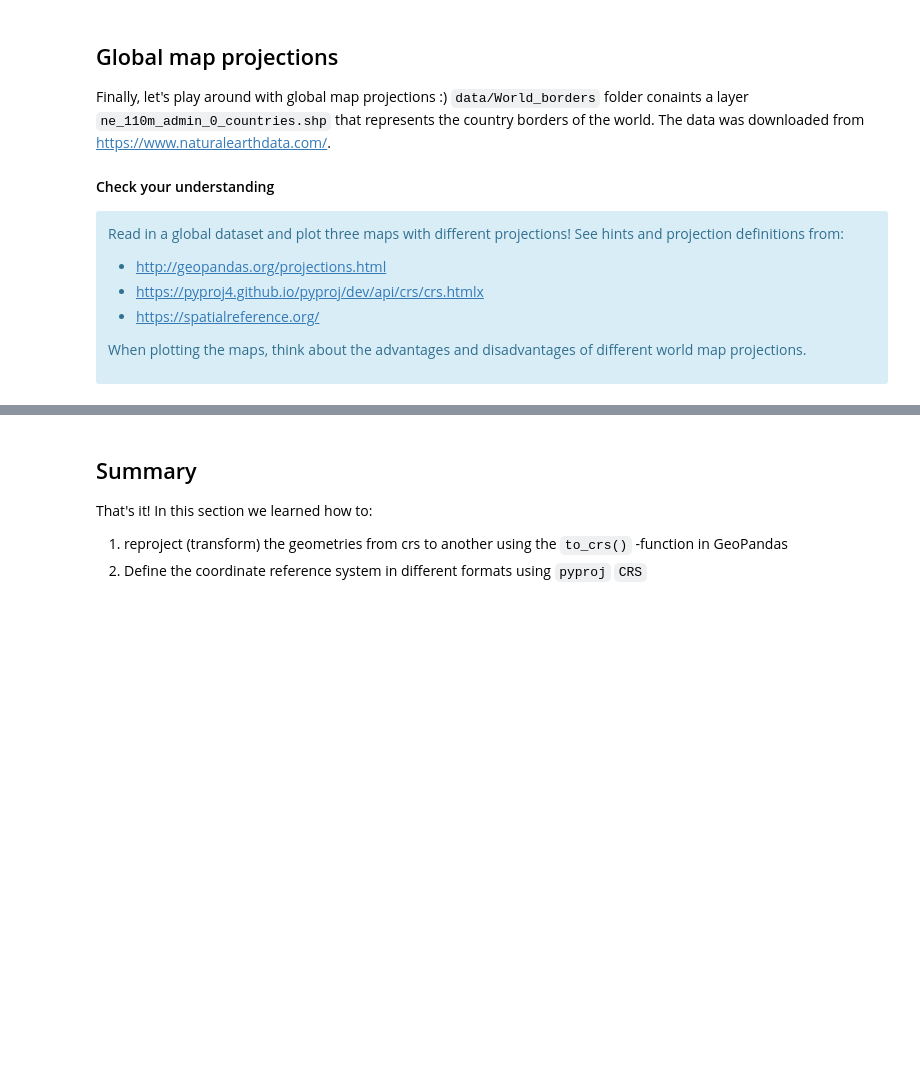
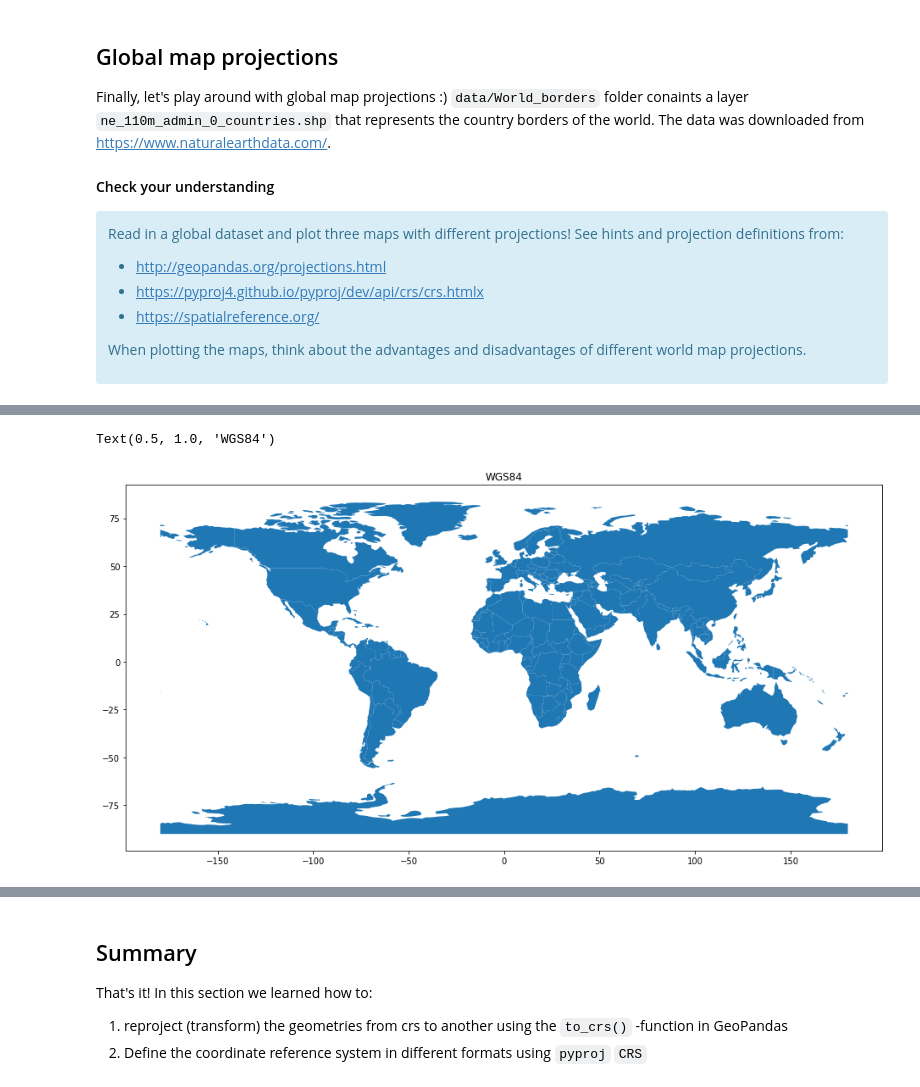
Before and after one commit to zazuko/gis-training, a Jupyter notebook: 2_geopandas/02_projections.ipynb, the cells around one changed output, grey strips where cells are left out. Saved outputs shown, nothing was run; the diff lists cells and outputs as text; code cells hidden in the pictures; blank space fills up the shorter version.

```diff
--- a/2_geopandas/02_projections.ipynb
+++ b/2_geopandas/02_projections.ipynb
@@ -288,8 +385,8 @@ When plotting the maps, think about the advantages and disadvantages of differen
 # %%
 # Read in data
 path = ["..", "data", "World_borders", "ne_110m_admin_0_countries.shp"]
-fp = None
+fp = os.path.join(*path)
 
-admin = None
+admin = gpd.read_file(fp)
 # %%
 # Check input crs
@@ -298,5 +408,10 @@ admin = None
 plt.rcParams['figure.figsize'] = [16, 12]
 # %%
 # Plot map in original crs:
+admin.plot()
+plt.title("WGS84")
+# %% [output]
+Text(0.5, 1.0, 'WGS84')
+[figure, added]
 # %%
 # Define projection as web mercator, 3785:
```
Also changed, not shown: parts of 21 cells of this notebook, 1 other file.
